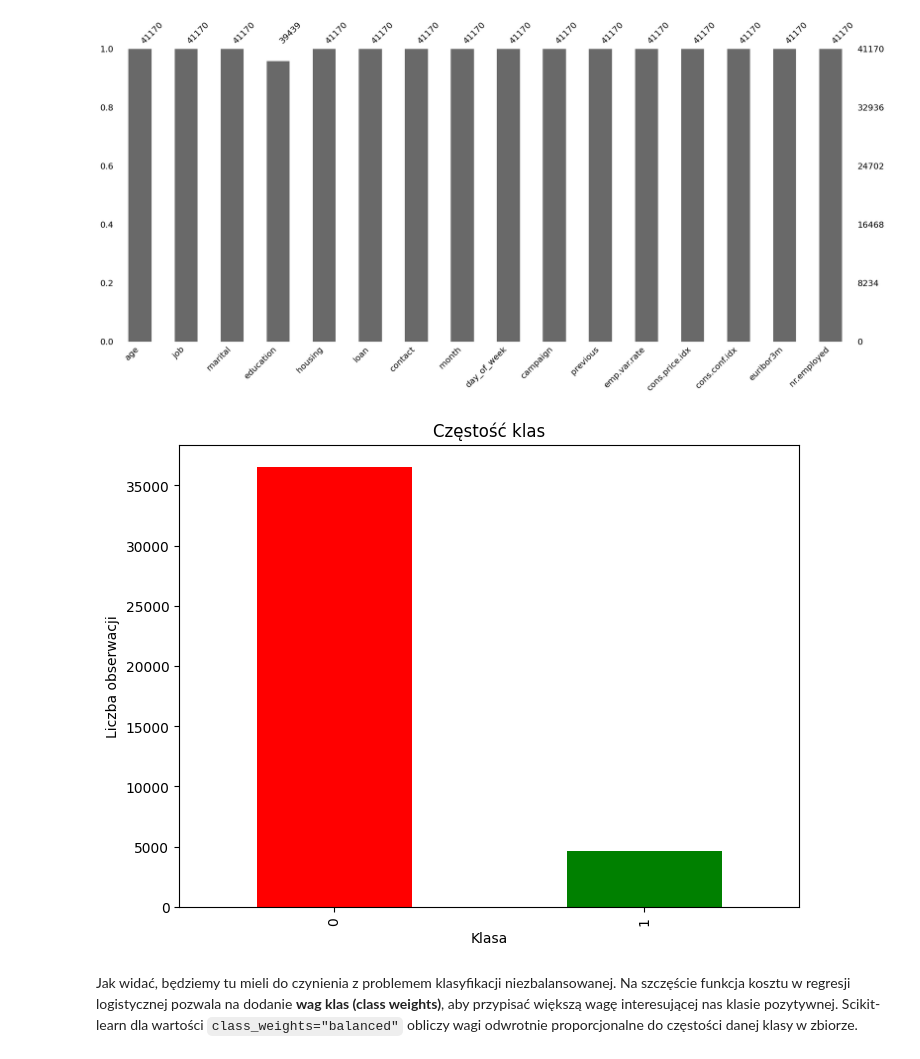
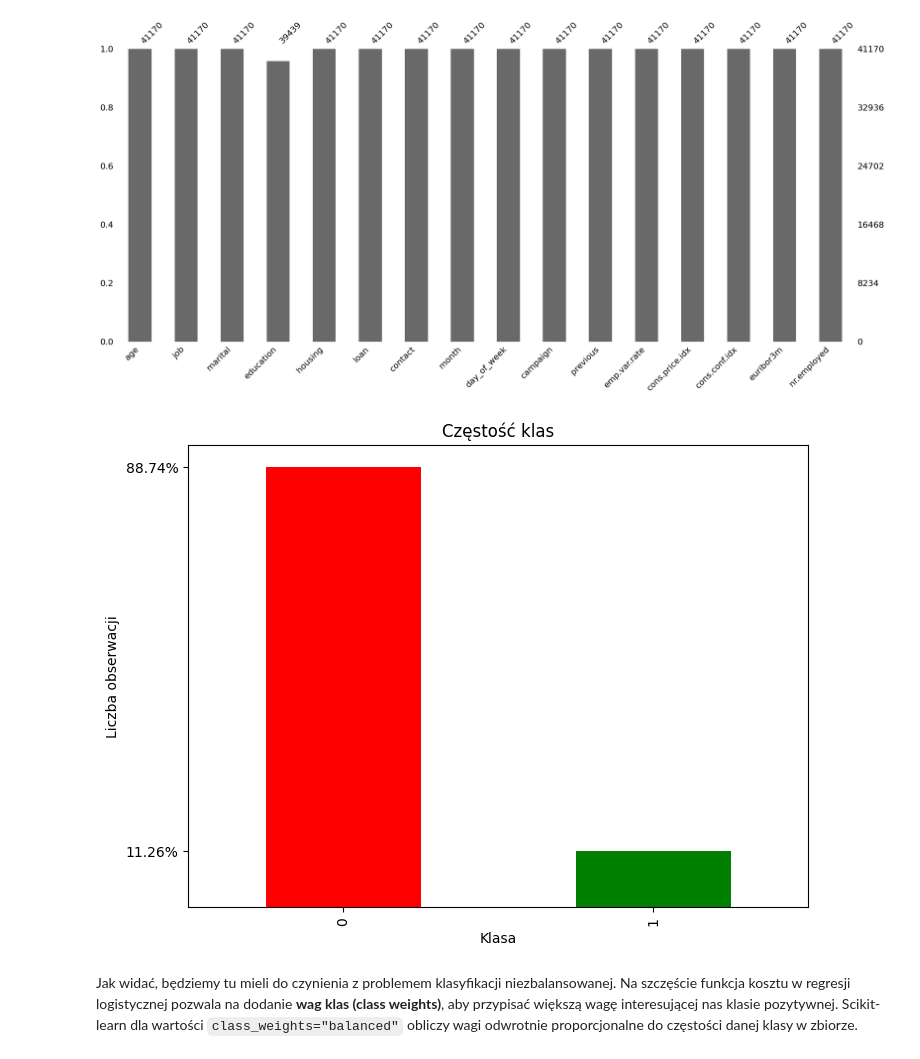
Before and after one commit to Fifus17/Artificial-Intelligence-AGH, a Jupyter notebook: lab1/lab_1.ipynb, the cells around one changed output. Cells and saved outputs as stored; diff of their text form; code cells hidden in the pictures.

```diff
--- a/lab1/lab_1.ipynb
+++ b/lab1/lab_1.ipynb
@@ -1081,16 +1079,17 @@ replace_na(df, "education", value="secondary")
 # %% [output]
 [figure]
 # %%
-class_frequencies = y.value_counts()
+class_frequencies = (y.value_counts()/y.value_counts().sum())*100
 
 plt.figure(figsize=(8, 6))
 class_frequencies.plot(kind='bar', color=['red', 'green'])
 plt.title('Częstość klas')
 plt.xlabel('Klasa')
 plt.ylabel('Liczba obserwacji')
+plt.yticks(class_frequencies, [f'{x:.2f}%' for x in class_frequencies])
 plt.show()
 # %% [output]
-[figure, old version]
+[figure, new version]
 # %% [markdown]
 Jak widać, będziemy tu mieli do czynienia z problemem klasyfikacji niezbalansowanej. Na szczęście funkcja kosztu w regresji logistycznej pozwala na dodanie **wag klas (class weights)**, aby przypisać większą wagę interesującej nas klasie pozytywnej. Scikit-learn dla wartości `class_weights="balanced"` obliczy wagi odwrotnie proporcjonalne do częstości danej klasy w zbiorze.
 # %% [markdown]
```
Also changed, not shown: parts of 10 cells of this notebook, 7 other files.
